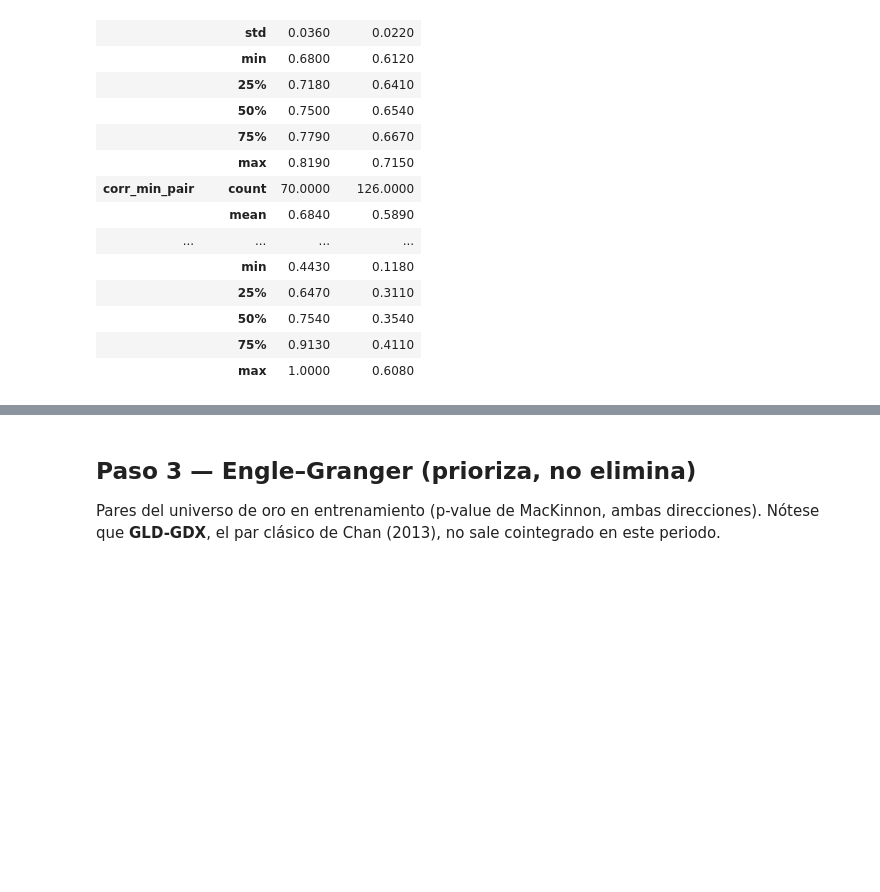
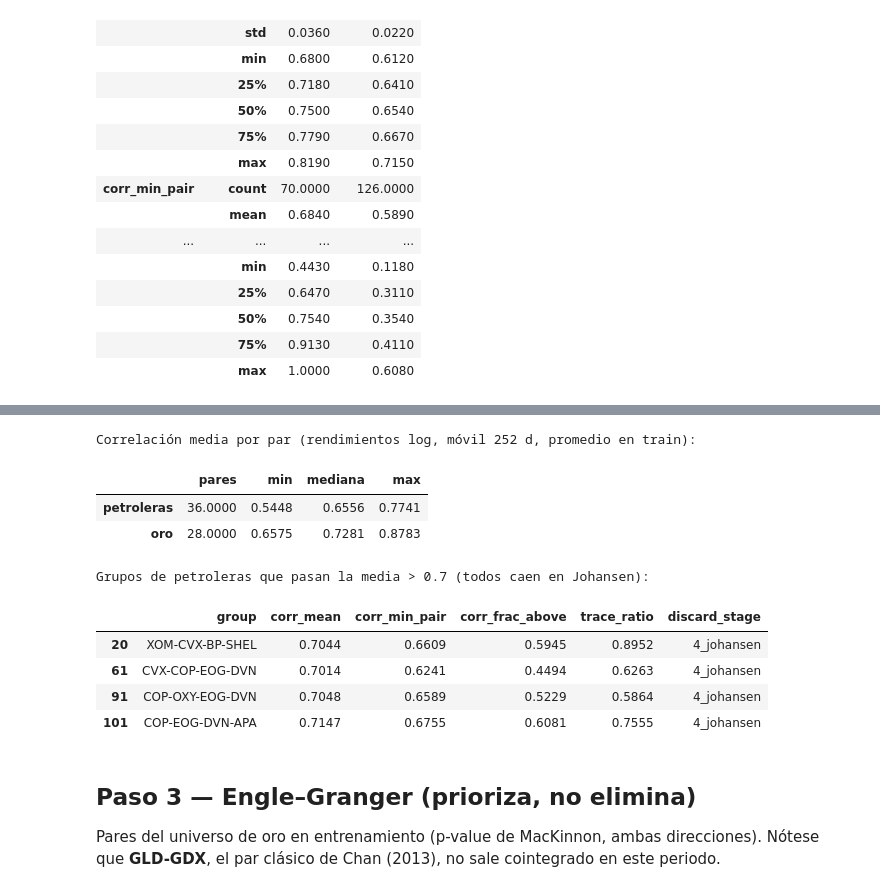
Before and after one commit to GonzaloCanoP/Lab03_MyST_Equipo6, a Jupyter notebook: notebooks/02_seleccion_grupo.ipynb, the cells around one changed output, grey strips where cells are left out. Cells and saved outputs as stored; diff of their text form; code cells hidden in the pictures; blank space fills up the shorter version.

```diff
--- a/notebooks/02_seleccion_grupo.ipynb
+++ b/notebooks/02_seleccion_grupo.ipynb
@@ -113,3 +119,27 @@ table.groupby("universe")[["corr_mean", "corr_min_pair", "corr_frac_above"]].des
+# %%
+from cointegration.correlation import rolling_pairwise_correlation
+from cointegration.selection import CORR_WINDOW
+
+pair_level = pd.DataFrame({
+    name: rolling_pairwise_correlation(np.log(train[spec["tickers"]]).diff().dropna(), CORR_WINDOW).mean().describe()
+    for name, spec in UNIVERSES.items()
+}).T[["count", "min", "50%", "max"]].rename(columns={"count": "pares", "50%": "mediana"})
+print("Correlación media por par (rendimientos log, móvil 252 d, promedio en train):")
+display(pair_level)
+print("Grupos de petroleras que pasan la media > 0.7 (todos caen en Johansen):")
+table.loc[(table["universe"] == "petroleras") & (table["corr_mean"] > CORR_THRESHOLD),
+          ["group", "corr_mean", "corr_min_pair", "corr_frac_above", "trace_ratio", "discard_stage"]]
+# %% [output]
+Correlación media por par (rendimientos log, móvil 252 d, promedio en train):
+|  | pares | min | mediana | max |
+| petroleras | 36.0000 | 0.5448 | 0.6556 | 0.7741 |
+| oro | 28.0000 | 0.6575 | 0.7281 | 0.8783 |
+Grupos de petroleras que pasan la media > 0.7 (todos caen en Johansen):
+|  | group | corr_mean | corr_min_pair | corr_frac_above | trace_ratio | discard_stage |
+| 20 | XOM-CVX-BP-SHEL | 0.7044 | 0.6609 | 0.5945 | 0.8952 | 4_johansen |
+| 61 | CVX-COP-EOG-DVN | 0.7014 | 0.6241 | 0.4494 | 0.6263 | 4_johansen |
+| 91 | COP-OXY-EOG-DVN | 0.7048 | 0.6589 | 0.5229 | 0.5864 | 4_johansen |
+| 101 | COP-EOG-DVN-APA | 0.7147 | 0.6755 | 0.6081 | 0.7555 | 4_johansen |
 # %% [markdown]
 ## Paso 3 — Engle–Granger (prioriza, no elimina)
 
```
Also changed, not shown: parts of 2 cells of this notebook, 1 other file.
